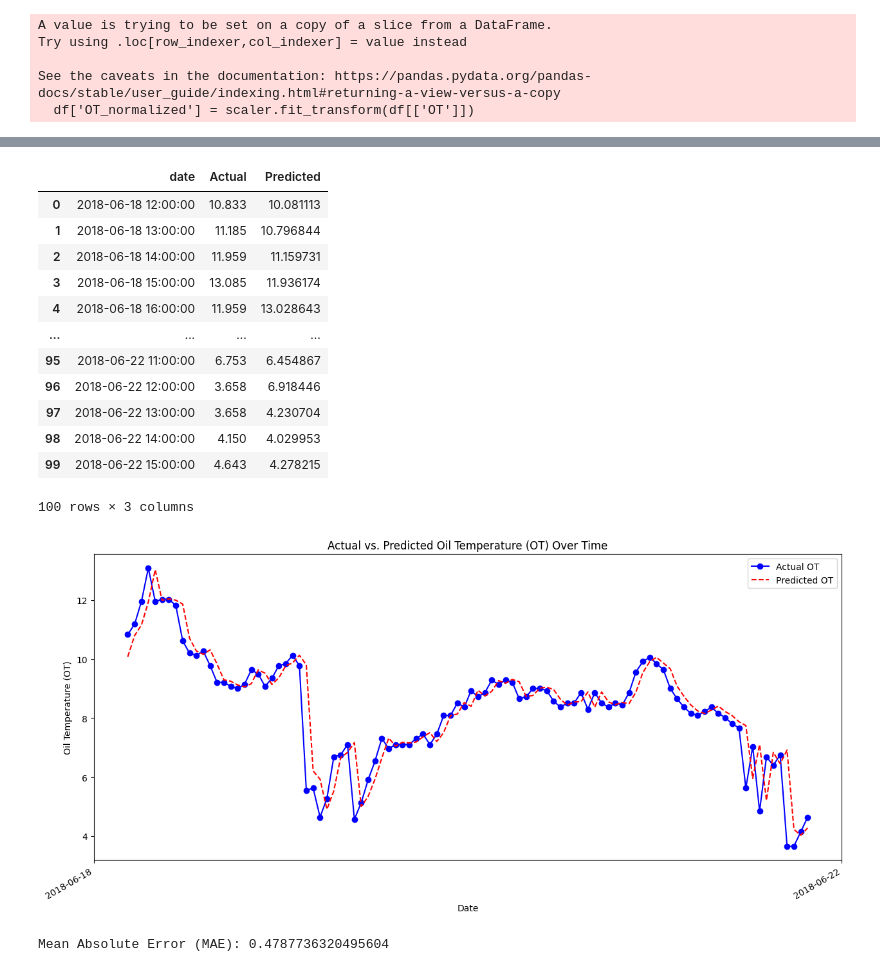
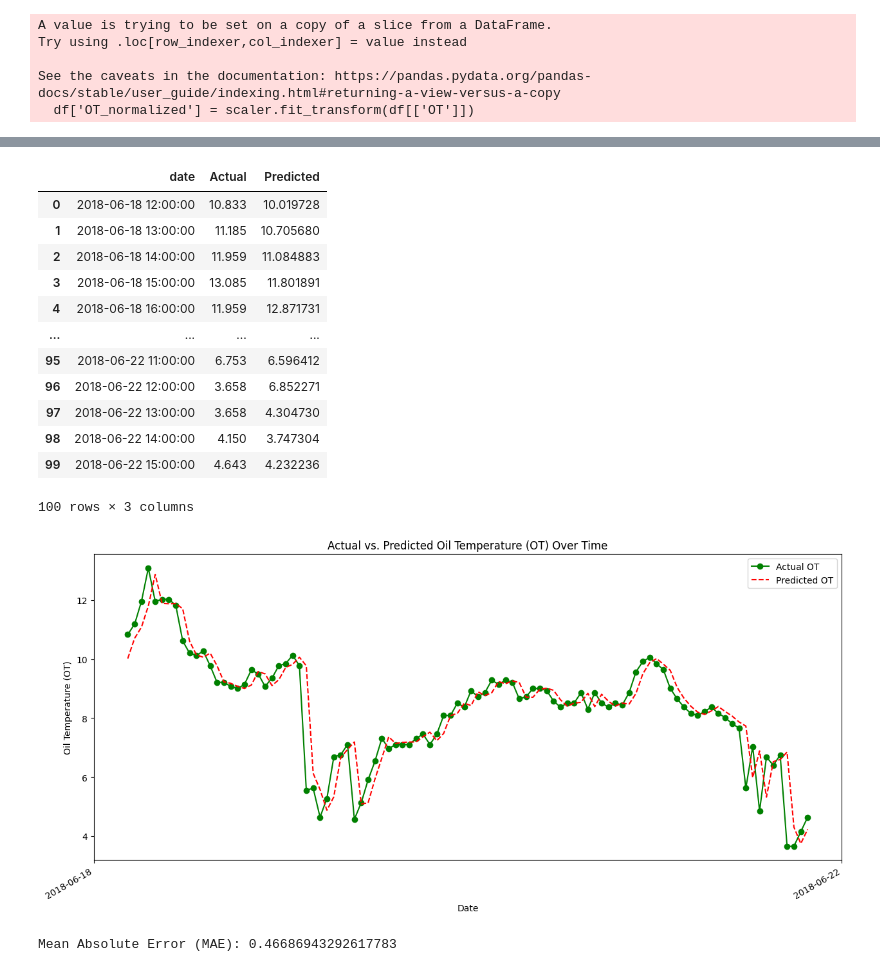
Before and after one commit to azizthiampro/timeSeriesForecasting, a Jupyter notebook: timeSerie.ipynb, the cells around one changed output, grey strips where cells are left out. Cells and saved outputs as stored; diff of their text form; code cells hidden in the pictures.

```diff
--- a/timeSerie.ipynb
+++ b/timeSerie.ipynb
@@ -49,7 +49,7 @@ data.describe()
 # Filtering the dataframe to remove outliers
 
 # Displaying the first few rows of the new dataframe without outliers
-df = data[(data['OT'] <= 25) & (data['OT'] >= 0)]
+df = data.iloc[2400:]
 df
 # %% [output]
 |  | OT |
@@ -161,7 +161,7 @@ X_test = X_test.reshape((X_test.shape[0], window_size, 1))
 # %%
 from tensorflow.keras.layers import Dropout  #Build the LSTM model
 model = Sequential([
-    LSTM(256, return_sequences=True, input_shape=(window_size, 1)), # 'window_size' and the last dimension '1' should match your data shape
+    LSTM(128, return_sequences=True, input_shape=(window_size, 1)), # 'window_size' and the last dimension '1' should match your data shape
     Dropout(0.4),  # Dropout layer after the first LSTM layer
     LSTM(128),  # Second LSTM layer, could adjust the number of units
     Dropout(0.2),  # Dropout layer after the second LSTM layer
@@ -194,6 +194,6 @@ Model: "sequential_15"
  Non-trainable params: 0 (0.00 B)
 # %%
 # Train the model
-model.fit(X_train, Y_train, validation_split=0.1, epochs=27, batch_size=64)
+model.fit(X_train, Y_train, validation_split=0.1, epochs=27, batch_size=64,verbose=2)
 # %% [output]
 Epoch 1/27
@@ -290,49 +290,49 @@ comparison_df.to_csv('comparaison.csv',index=False)
 comparison_df
 # %% [output]
 |  | date | Actual | Predicted |
-| 0 | 2018-06-18 12:00:00 | 10.833 | 10.081113 |
-| 1 | 2018-06-18 13:00:00 | 11.185 | 10.796844 |
-| 2 | 2018-06-18 14:00:00 | 11.959 | 11.159731 |
-| 3 | 2018-06-18 15:00:00 | 13.085 | 11.936174 |
-| 4 | 2018-06-18 16:00:00 | 11.959 | 13.028643 |
+| 0 | 2018-06-18 12:00:00 | 10.833 | 10.019728 |
+| 1 | 2018-06-18 13:00:00 | 11.185 | 10.705680 |
+| 2 | 2018-06-18 14:00:00 | 11.959 | 11.084883 |
+| 3 | 2018-06-18 15:00:00 | 13.085 | 11.801891 |
+| 4 | 2018-06-18 16:00:00 | 11.959 | 12.871731 |
 | ... | ... | ... | ... |
-| 95 | 2018-06-22 11:00:00 | 6.753 | 6.454867 |
-| 96 | 2018-06-22 12:00:00 | 3.658 | 6.918446 |
-| 97 | 2018-06-22 13:00:00 | 3.658 | 4.230704 |
-| 98 | 2018-06-22 14:00:00 | 4.150 | 4.029953 |
-| 99 | 2018-06-22 15:00:00 | 4.643 | 4.278215 |
+| 95 | 2018-06-22 11:00:00 | 6.753 | 6.596412 |
+| 96 | 2018-06-22 12:00:00 | 3.658 | 6.852271 |
+| 97 | 2018-06-22 13:00:00 | 3.658 | 4.304730 |
+| 98 | 2018-06-22 14:00:00 | 4.150 | 3.747304 |
+| 99 | 2018-06-22 15:00:00 | 4.643 | 4.232236 |
 100 rows × 3 columns
 # %%
 
 # Sample DataFrame 'comparison_df' columns: 'Date', 'Actual', 'Predicted'
 # Ensure 'Date' is in datetime format; if not, convert it
 comparison_df['date'] = pd.to_datetime(comparison_df['date'])
 
 # Plotting
 plt.figure(figsize=(15, 7))  # Set the figure size for better readability
-plt.plot(comparison_df['date'], comparison_df['Actual'], label='Actual OT', color='blue', marker='o')
+plt.plot(comparison_df['date'], comparison_df['Actual'], label='Actual OT', color='green', marker='o')
 plt.plot(comparison_df['date'], comparison_df['Predicted'], label='Predicted OT', color='red', linestyle='--')
 
 # Formatting the plot
 plt.title('Actual vs. Predicted Oil Temperature (OT) Over Time')
 plt.xlabel('Date')
 plt.ylabel('Oil Temperature (OT)')
 plt.legend()
 
 # Improve date formatting on x-axis
 plt.gca().xaxis.set_major_formatter(mdates.DateFormatter('%Y-%m-%d'))
 plt.gca().xaxis.set_major_locator(mdates.DayLocator(interval=10))  # Adjust interval for better readability
 plt.gcf().autofmt_xdate()  # Rotate date labels for better readability
 
 plt.show()
 # %% [output]
-[figure, old version]
+[figure, new version]
 # %%
 mae = mean_absolute_error(actuals, preds)
 
 print("Mean Absolute Error (MAE):", mae)
 # %% [output]
-Mean Absolute Error (MAE): 0.4787736320495604
+Mean Absolute Error (MAE): 0.46686943292617783
 # %%
 
 # Function to make future predictions, returning both the scaled and original values
```
Also changed, not shown: parts of 11 cells of this notebook.
